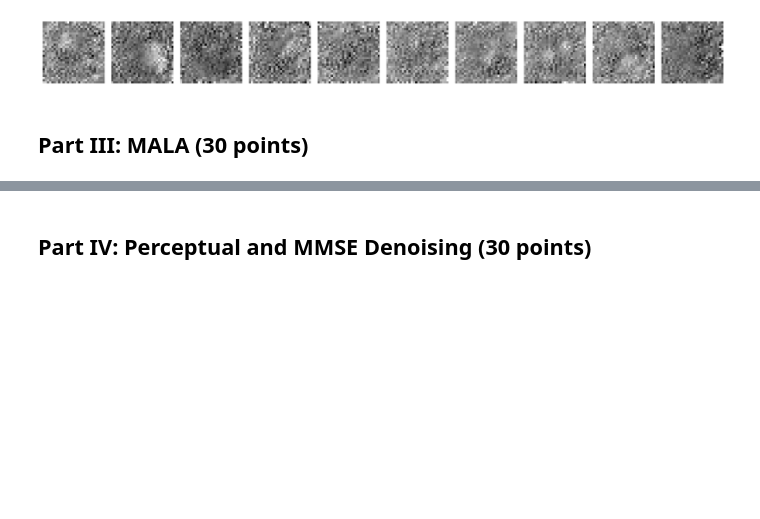
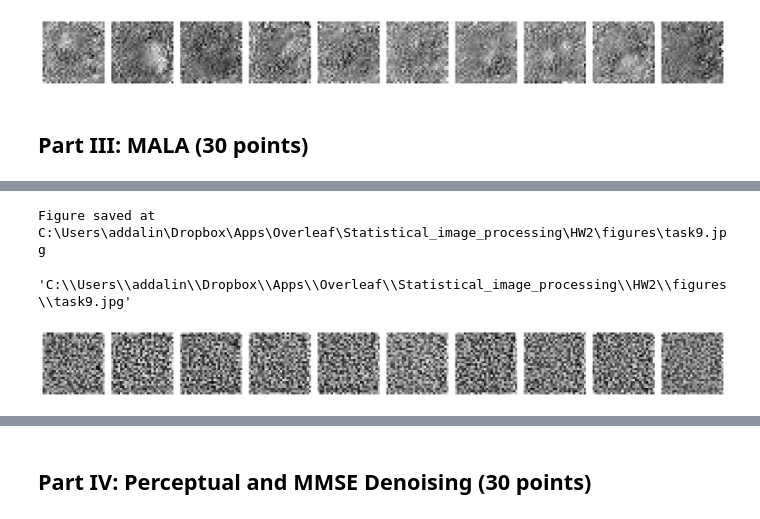
Before and after one commit to adidigit/statistical_methods_in_ip, a Jupyter notebook: HW2/HW2_Spring2022_Langevin_Dynamics_and_EBMs.ipynb, the cells around one changed output, grey strips where cells are left out. Saved outputs shown, nothing was run; the diff lists cells and outputs as text; code cells hidden in the pictures; blank space fills up the shorter version.

```diff
--- a/HW2/HW2_Spring2022_Langevin_Dynamics_and_EBMs.ipynb
+++ b/HW2/HW2_Spring2022_Langevin_Dynamics_and_EBMs.ipynb
@@ -657,7 +673,19 @@ x_k = ld_with_MALA(K,sqrt_two_eps,imgs,image_size, n_imgs,device=device)
 imgs = torch.rand((n_imgs, 1, image_size, image_size), device=device)
 K=2000
 sqrt_two_eps=3/256
-ld_with_MALA(K,sqrt_two_eps,imgs)
+eps_size = torch.tensor(data = sqrt_two_eps, device=device)
+x_k = ld_with_MALA(K=K,sqrt_two_eps= eps_size,x_k=imgs,
+                   image_size=image_size, n_imgs=n_imgs,device=device)
+# %%
+x_k = x_k.detach()
+fig, ax = tensors_as_images(x_k[0:10],cmap='gray', figsize=(20, 2))
+save_fig(fig, fig_name= 'task9',
+             folder_name = figs_folder,
+             format_fig='jpg', dpi= 100)
+# %% [output]
+Figure saved at C:\Users\addalin\Dropbox\Apps\Overleaf\Statistical_image_processing\HW2\figures\task9.jpg
+'C:\\Users\\addalin\\Dropbox\\Apps\\Overleaf\\Statistical_image_processing\\HW2\\figures\\task9.jpg'
+[figure, added]
 # %%
 #Task 10
 K=500
```
Also changed, not shown: parts of 4 cells of this notebook.
